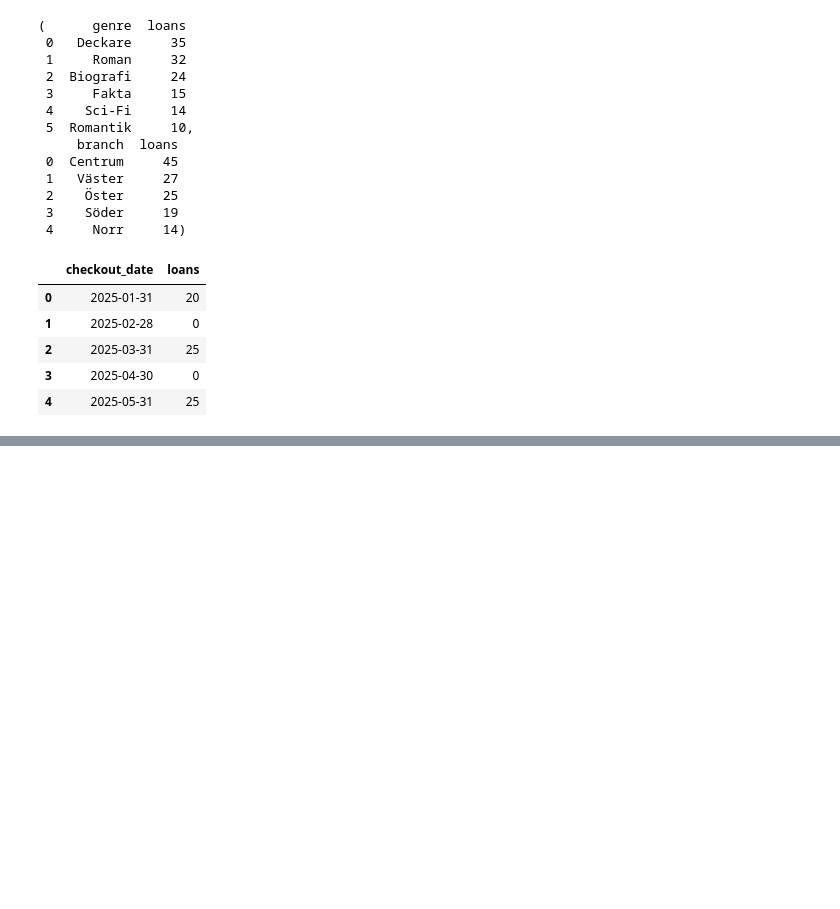
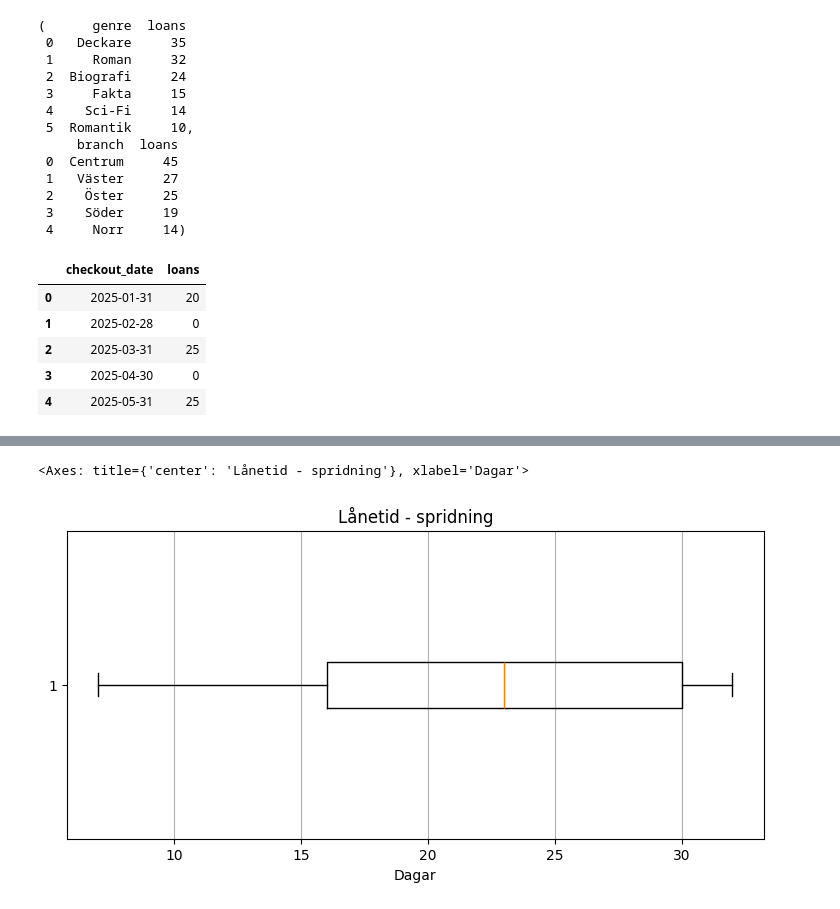
Before and after one commit to KataBeh/EDA--Biblioteket, a Jupyter notebook: src/report.ipynb, the cells around one changed output, grey strips where cells are left out. Saved outputs shown, nothing was run; the diff lists cells and outputs as text; code cells hidden in the pictures; blank space fills up the shorter version.

```diff
--- a/src/report.ipynb
+++ b/src/report.ipynb
@@ -72,0 +102,11 @@ ts_month.head()
+# %%
+import matplotlib.pyplot as plt
+
+import viz as V
+
+# Spridning av lånetid
+fig, ax = plt.subplots(figsize=(9, 4))
+V.box_h(ax, df["loan_days"], "Lånetid - spridning", "Dagar")
+# %% [output]
+<Axes: title={'center': 'Lånetid - spridning'}, xlabel='Dagar'>
+[figure, added]
```
Also changed, not shown: parts of 3 cells of this notebook, 1 other file.
